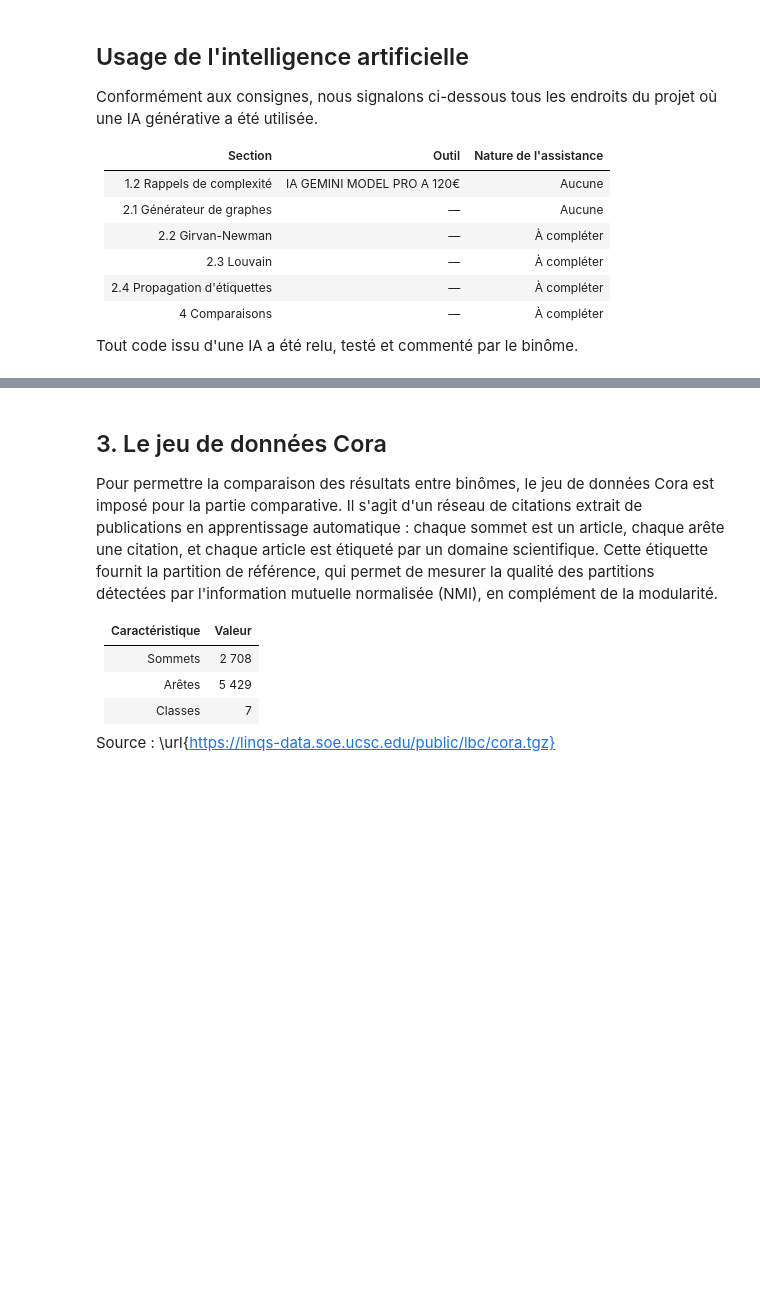
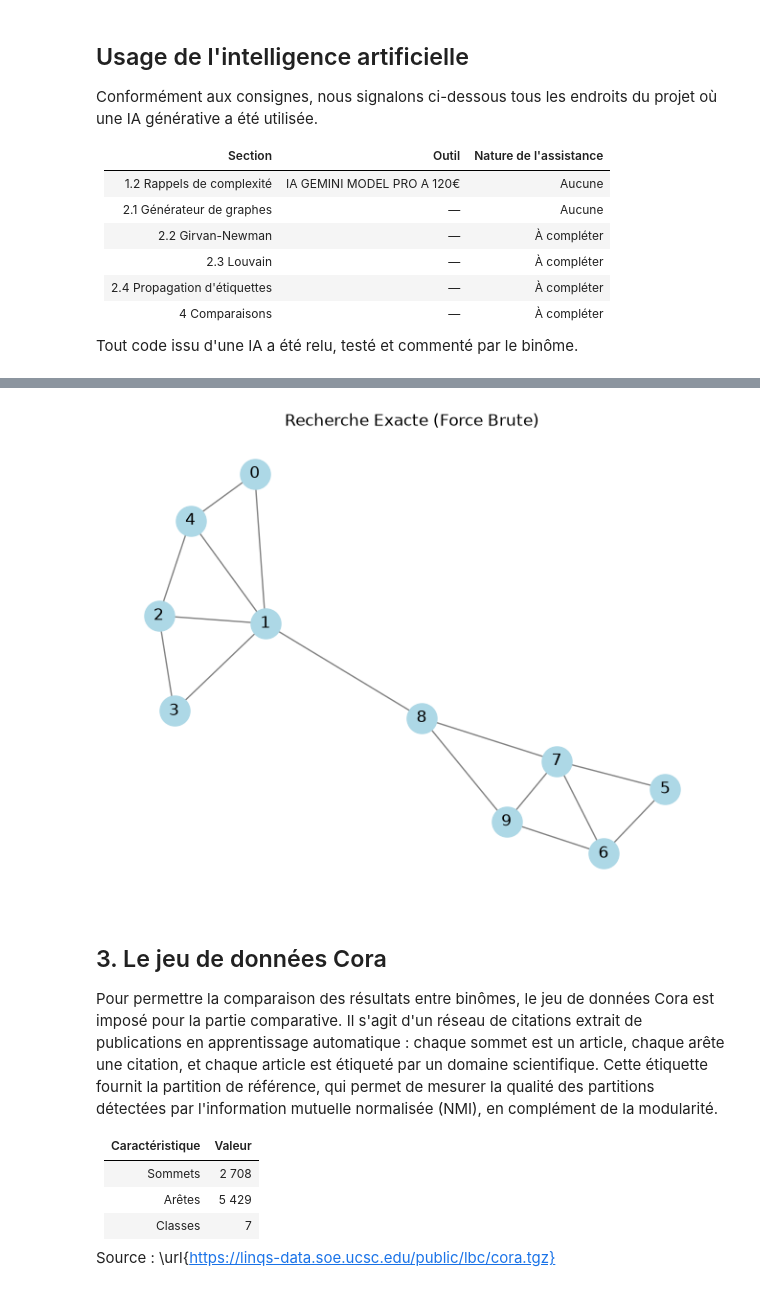
Before and after one commit to abdelrahimyk25/IT4A_projet, a Jupyter notebook: IT4A-projet.ipynb, the cells around one changed output, grey strips where cells are left out. Cells and saved outputs as stored; diff of their text form; code cells hidden in the pictures; blank space fills up the shorter version.

```diff
--- a/IT4A-projet.ipynb
+++ b/IT4A-projet.ipynb
@@ -254,0 +283,84 @@ plot_communities(G, com_lp, title="Propagation d'étiquettes")
+# %%
+
+
+import networkx as nx
+from networkx.algorithms.community.quality import modularity
+
+# =====================================================================
+# 1. L'USINE À COMBINAISONS (Génère toutes les partitions possibles)
+# =====================================================================
+def generer_toutes_les_partitions(liste_sommets):
+
+    # CONDITION D'ARRÊT : S'il ne reste qu'un seul sommet à trier,
+    # il n'y a qu'une seule façon de le grouper : tout seul.
+    if len(liste_sommets) == 1:
+        yield [ liste_sommets ]
+        return
+
+    # On isole le tout premier sommet de notre liste pour s'en occuper
+    premier_sommet = liste_sommets[0]
+
+    # On demande à la fonction de générer les groupes pour le RESTE des sommets
+    # (C'est la fameuse boucle "récursive")
+    for plus_petit_groupe in generer_toutes_les_partitions(liste_sommets[1:]):
+
+        # OPTION A : On insère notre 'premier_sommet' dans les groupes qui existent déjà
+        for n, sous_groupe in enumerate(plus_petit_groupe):
+            yield plus_petit_groupe[:n] + [[ premier_sommet ] + sous_groupe] + plus_petit_groupe[n+1:]
+
+        # OPTION B : On crée un tout nouveau groupe qui ne contient QUE notre 'premier_sommet'
+        yield [[ premier_sommet ]] + plus_petit_groupe
+
+
+# =====================================================================
+# 2. LE JURY (Évalue les combinaisons et garde la meilleure)
+# =====================================================================
+def maximisation_exacte_modularite(G):
+
+    # On prépare des mémoires vides pour stocker notre futur record
+    meilleure_partition = None
+    meilleure_modularite = -1  # On commence au score le plus bas possible
+
+    # On récupère la liste de tous les sommets du graphe (A, B, C, D...)
+    noeuds = list(G.nodes())
+
+    # On lance l'Usine (la fonction du dessus) pour tester TOUTES les combinaisons
+    for partition_testee in generer_toutes_les_partitions(noeuds):
+
+        # On ignore les cas absurdes qui ne font pas de vraies communautés :
+        # - Tout le monde est isolé (len == len(noeuds))
+        # - Tout le monde est dans le même groupe unique (len == 1)
+        if len(partition_testee) == len(noeuds) or len(partition_testee) == 1:
+            continue
+
+        # On demande à NetworkX de calculer la note (modularité Q) de ce découpage
+        score_mod = modularity(G, partition_testee)
+
+        # Si ce score bat notre record actuel, on met à jour notre mémoire !
+        if score_mod > meilleure_modularite:
+            meilleure_modularite = score_mod
+            meilleure_partition = partition_testee
+
+    # Quand on a fini d'évaluer les 115 975 combinaisons (pour 10 sommets),
+    # on renvoie la grande gagnante
+    return meilleure_partition
+
+
+# =====================================================================
+# 3. EXÉCUTION DU TEST
+# =====================================================================
+import matplotlib.pyplot as plt
+
+# On crée notre petit graphe de test
+G_petit = generate_planted_partition_graph(n=10, n_com=2, p_in=0.8, p_out=0.1, seed=42)
+
+# On lance le Jury
+com_exacte = maximisation_exacte_modularite(G_petit)
+
+# On affiche le résultat et on dessine
+print(f"Force Brute terminée ! {len(com_exacte)} communautés trouvées.")
+
+nx.draw(G_petit, with_labels=True, node_color='lightblue', edge_color='gray', node_size=500)
+plt.title("Recherche Exacte (Force Brute)")
+plt.show()
+# %% [output]
@@ -255,3 +368,4 @@ plot_communities(G, com_lp, title="Propagation d'étiquettes")
+[figure, added]
 # %% [markdown]
 ## 3. Le jeu de données Cora
 
```
Also changed, not shown: parts of 6 cells of this notebook.
